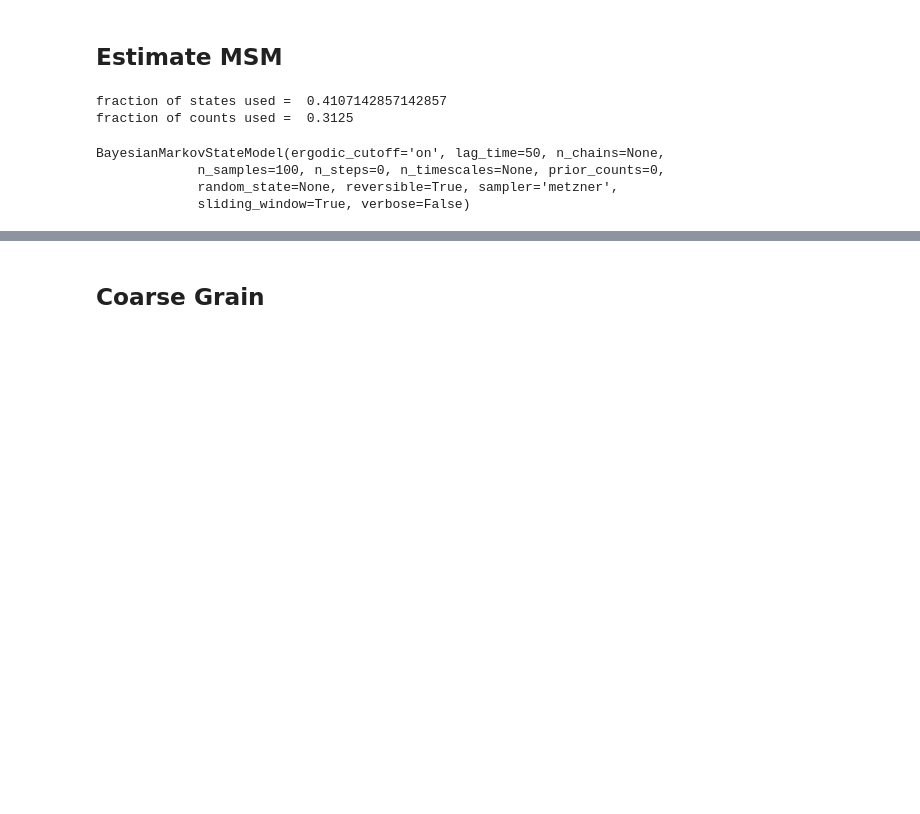
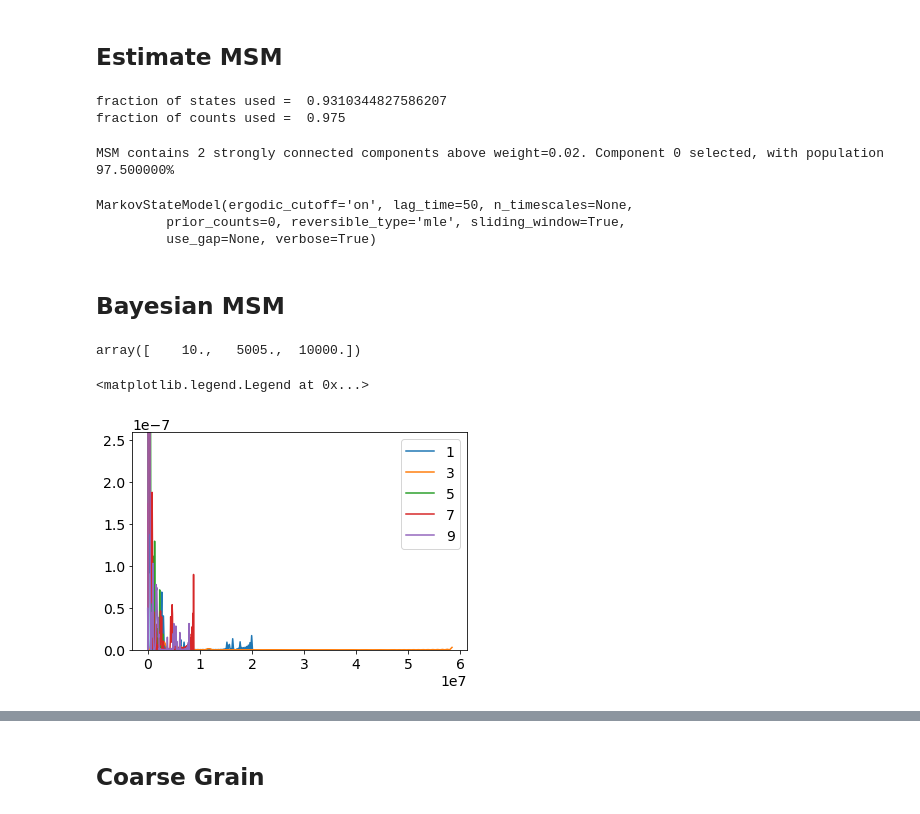
Before and after one commit to RobertArbon/optimize-fs-peptide, a Jupyter notebook: Analysis/DHFR/Validation - Metastable states.ipynb, the cells around one changed output, grey strips where cells are left out. Saved outputs shown, nothing was run; the diff lists cells and outputs as text; code cells hidden in the pictures; blank space fills up the shorter version.

```diff
--- a/Analysis/DHFR/Validation - Metastable states.ipynb
+++ b/Analysis/DHFR/Validation - Metastable states.ipynb
@@ -209,20 +201,22 @@ with sns.plotting_context('paper', font_scale=1.5):
 ## Estimate MSM
 # %%
 msm_lag = 50
-M = msm.bayesian_markov_model(dtrajs, msm_lag)
+M = msm.estimate_markov_model(dtrajs, msm_lag)
 print('fraction of states used = ', M.active_state_fraction)
 print('fraction of counts used = ', M.active_count_fraction)
 # %% [output]
-fraction of states used =  0.4107142857142857
-fraction of counts used =  0.3125
+fraction of states used =  0.9310344827586207
+fraction of counts used =  0.975
 # %%
 trial_data.loc[trial_index, 'state_fraction'] = M.active_state_fraction
 # %%
-from msmbuilder.msm import BayesianMarkovStateModel
-mm = BayesianMarkovStateModel(lag_time=50)
+from msmbuilder.msm import MarkovStateModel
+mm = MarkovStateModel(lag_time=50)
 mm.fit(dtrajs)
 # %% [output]
-BayesianMarkovStateModel(ergodic_cutoff='on', lag_time=50, n_chains=None,
-             n_samples=100, n_steps=0, n_timescales=None, prior_counts=0,
-             random_state=None, reversible=True, sampler='metzner',
-             sliding_window=True, verbose=False)
+MSM contains 2 strongly connected components above weight=0.02. Component 0 selected, with population 97.500000%
+MarkovStateModel(ergodic_cutoff='on', lag_time=50, n_timescales=None,
+         prior_counts=0, reversible_type='mle', sliding_window=True,
+         use_gap=None, verbose=True)
+# %% [markdown]
+## Bayesian MSM
@@ -228,0 +225,4 @@ BayesianMarkovStateModel(ergodic_cutoff='on', lag_time=50, n_chains=None,
+# %%
+np.linspace(10,10000, 3)
+# %% [output]
+array([    10.,   5005.,  10000.])
@@ -228,0 +231,12 @@ BayesianMarkovStateModel(ergodic_cutoff='on', lag_time=50, n_chains=None,
+# %%
+
+for i in range(1,11,2):
+    bmm = BayesianMarkovStateModel(lag_time=50, n_samples=1000, n_chains=i)
+    bmm.fit(dtrajs)
+    timescales = bmm.all_timescales_
+    sns.distplot(timescales.T[0], label='{}'.format(i), hist=False)
+
+plt.legend()
+# %% [output]
+<matplotlib.legend.Legend at 0x...>
+[figure, added]
```
Also changed, not shown: parts of 57 cells of this notebook, 9 other files.
